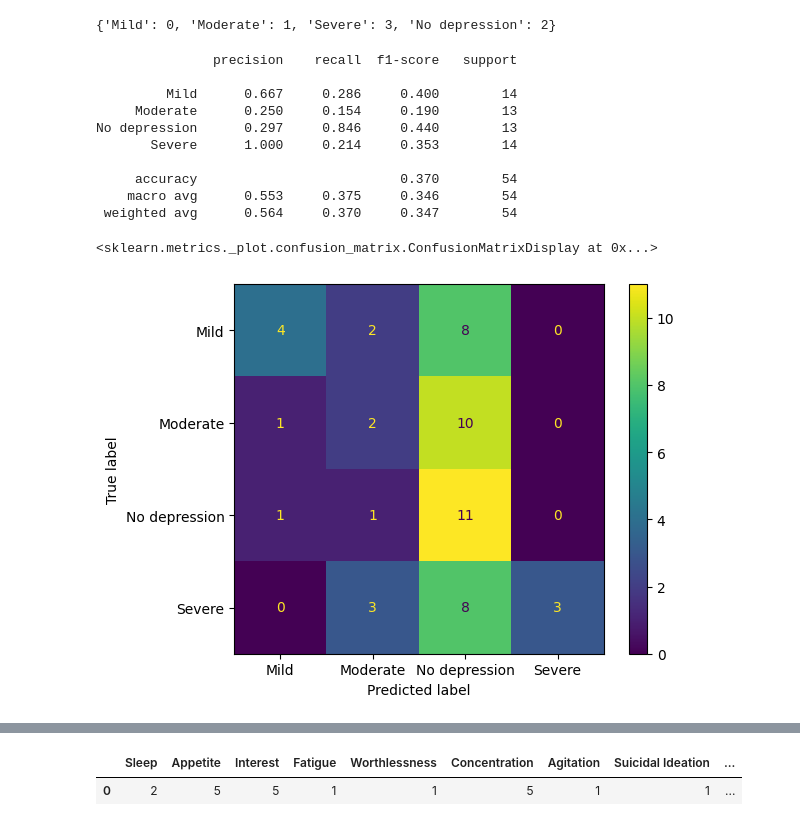
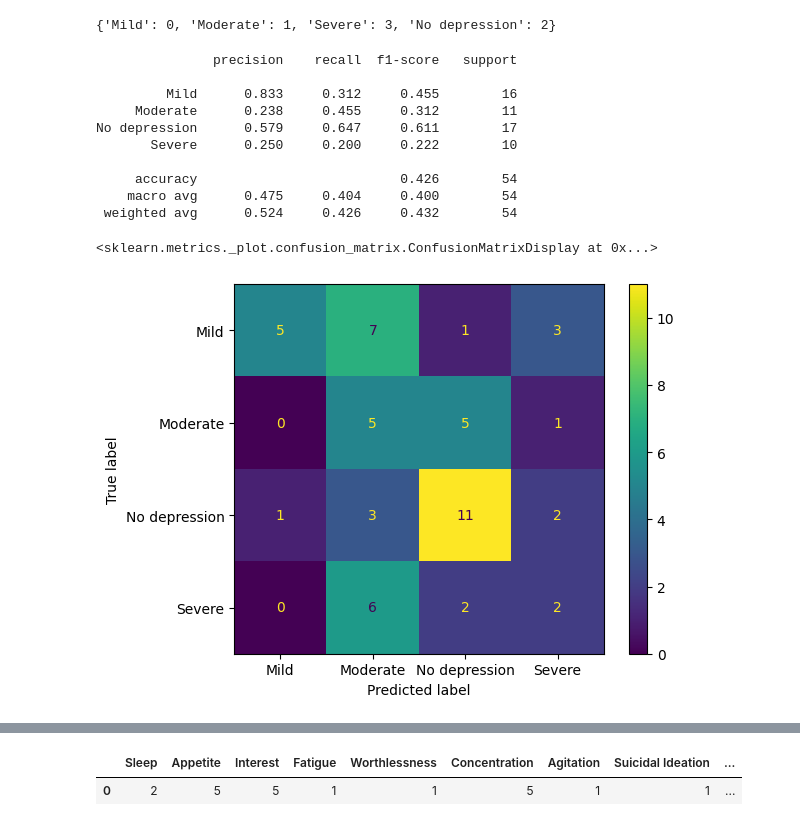
Before and after one commit to AdrianBedon/Exercises, a Jupyter notebook: Bedón, Ramos - Proyecto Final/Bedón, Ramos - Proyecto Final.ipynb, the cells around one changed output, grey strips where cells are left out. Drawn from its saved outputs; the diff is of its cells as text; code cells hidden in the pictures.

```diff
--- a/Bedón, Ramos - Proyecto Final/Bedón, Ramos - Proyecto Final.ipynb
+++ b/Bedón, Ramos - Proyecto Final/Bedón, Ramos - Proyecto Final.ipynb
@@ -111,23 +112,23 @@ X_train, X_test, Y_train, Y_test = train_test_split(X, Y, test_size=0.1)
 # %%
-mdl_snn = snn.MLPClassifier(hidden_layer_sizes=(50, 20), max_iter=10000000)
+mdl_snn = snn.MLPClassifier(hidden_layer_sizes=(50, 50), max_iter=1000000, random_state=42)
 mdl_snn.fit(X_train, Y_train)
 Y_pred = mdl_snn.predict(X_test)
 prediction_nNetwork = np.array(Y_pred)
 print(metrics.classification_report(Y_test, prediction_nNetwork, labels=mdl_snn.classes_, digits=3))
 cm =metrics.confusion_matrix(Y_test, prediction_nNetwork, labels=mdl_snn.classes_)
 disp = metrics.ConfusionMatrixDisplay(confusion_matrix=cm, display_labels=mdl_snn.classes_)
 disp.plot()
 # %% [output]
                precision    recall  f1-score   support
 
-         Mild      0.667     0.286     0.400        14
-     Moderate      0.250     0.154     0.190        13
-No depression      0.297     0.846     0.440        13
-       Severe      1.000     0.214     0.353        14
+         Mild      0.833     0.312     0.455        16
+     Moderate      0.238     0.455     0.312        11
+No depression      0.579     0.647     0.611        17
+       Severe      0.250     0.200     0.222        10
 
-     accuracy                          0.370        54
-    macro avg      0.553     0.375     0.346        54
- weighted avg      0.564     0.370     0.347        54
+     accuracy                          0.426        54
+    macro avg      0.475     0.404     0.400        54
+ weighted avg      0.524     0.426     0.432        54
 <sklearn.metrics._plot.confusion_matrix.ConfusionMatrixDisplay at 0x...>
-[figure, old version]
+[figure, new version]
 # %%
```
Also changed, not shown: parts of 6 cells of this notebook, 1 other file.
